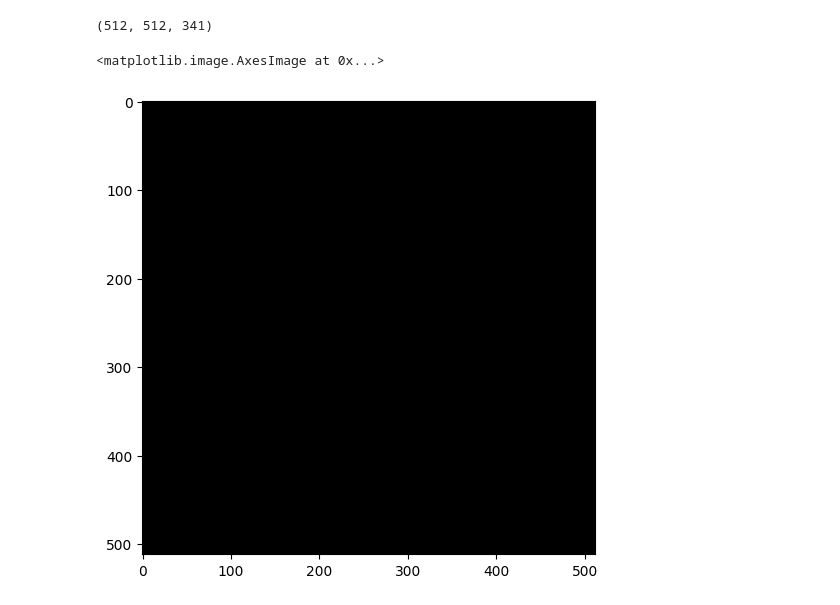
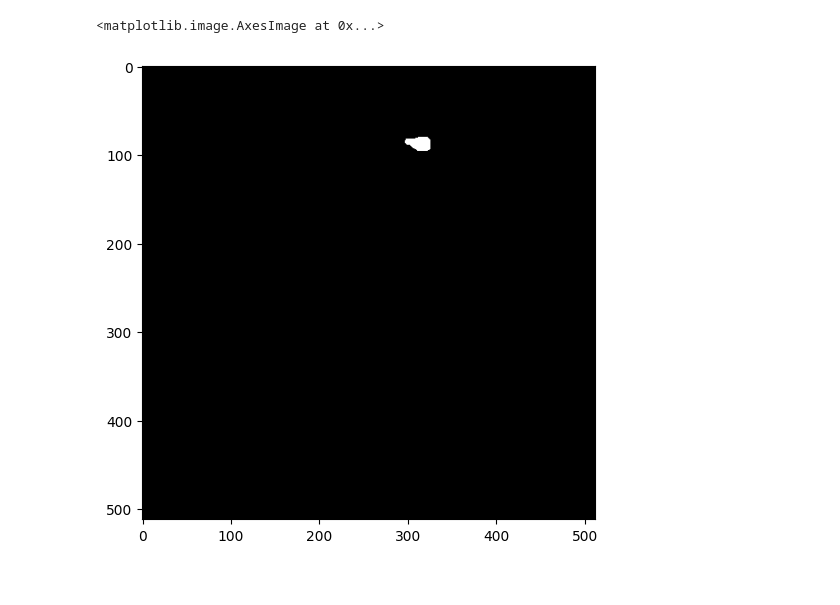
Before and after one commit to snme/fasterrib, a Jupyter notebook: data_exploration/explore_inference_results.ipynb, the cells around one changed output. Cells and saved outputs as stored; diff of their text form; code cells hidden in the pictures.

```diff
--- a/data_exploration/explore_inference_results.ipynb
+++ b/data_exploration/explore_inference_results.ipynb
@@ -8,0 +19,22 @@ from nilearn import plotting
+# %%
+train_info_path = "../data/ribfrac-challenge/validation/ribfrac-val-info.csv"
+
+label_map = {}
+with open(train_info_path, newline="") as f:
+    reader = csv.DictReader(f, delimiter=",")
+    for row in reader:
+        public_id = row["public_id"]
+        label_id = int(row["label_id"])
+        code = int(row["label_code"])
+
+        if public_id not in label_map:
+            label_map[public_id] = {}
+
+        label_map[public_id][label_id] = code
+# %%
+public_id = 'RibFrac421'
+# %%
+labels = nib.load(f'../data/ribfrac-challenge/validation/ribfrac-val-labels/{public_id}-label.nii.gz').get_fdata()
+labels = torch.tensor(labels, dtype=torch.long)
+labels = labels.apply_(label_map[public_id].get) + 1
+labels = labels.permute(2, 0 ,1) # (N, H, W)
@@ -39,4 +87,0 @@ plt.hist(true_labels.flatten())
-# %%
-print(true_labels.shape)
-# %% [output]
-(512, 512, 341)
@@ -43,8 +96,7 @@ print(true_labels.shape)
 # %%
 plt.figure(figsize = (6,6), dpi=100)
-true_img = np.max(true_labels, axis=-1)
-true_img = (true_img > 0).astype(int)
-plt.imshow(true_img, cmap=plt.cm.gray)
+labels_plt = np.max(labels.permute(1, 2, 0).numpy() > 1, axis=-1)
+plt.imshow(labels_plt, cmap=plt.cm.gray)
 # %% [output]
 <matplotlib.image.AxesImage at 0x...>
-[figure, old version]
+[figure, new version]
```
Also changed, not shown: parts of 36 cells of this notebook, 8 other files.
